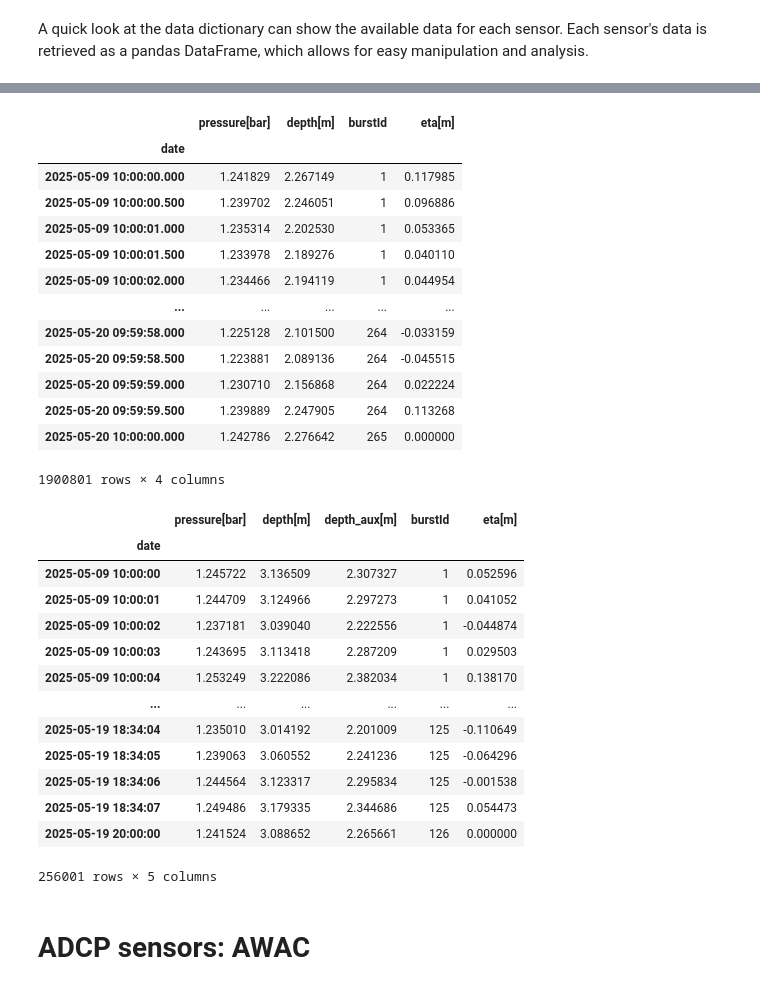
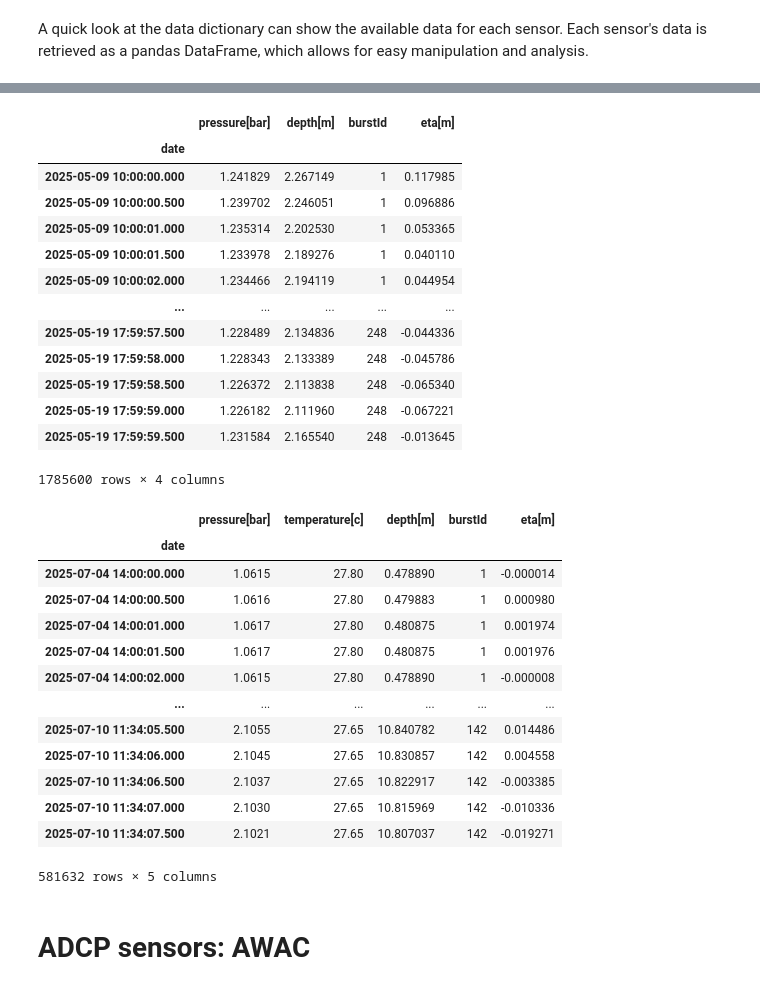
Before and after one commit to oceanicos-dev-org/oceanicospy, a Jupyter notebook: examples/reading_field_data.ipynb, the cells around one changed output, grey strips where cells are left out. Cells and saved outputs as stored; diff of their text form; code cells hidden in the pictures.

Commit message:
better structure for abstract classed in pressure sensors and weather stations

```diff
--- a/examples/reading_field_data.ipynb
+++ b/examples/reading_field_data.ipynb
@@ -19,12 +21,12 @@ For every sensor, we specify the directory where the data files are located and
 # %%
 measurement_pressure_sensors_paths = ['../data/observations/AQUAlogger/','../data/observations/RBR/','../data/observations/Bluelog/']
 
-sampling_AQ = dict(anchoring_depth=1,sensor_height=0.2,sampling_freq=1,burst_length_s=2048,temperature=False)
-sampling_RBR = dict(anchoring_depth=1,sensor_height=0.2,sampling_freq=2,burst_length_s=7200)
-sampling_Bluelog = dict(anchoring_depth=1,sensor_height=0.2,sampling_freq=2,burst_length_s=4096,temperature=False,
-                        start_time=datetime(2025,7,4,14,0,0),end_time=datetime(2025,7,10,12,0,0)-timedelta(seconds=1))
-
-# start_time=datetime(2025,5,9,10,0,0),end_time=datetime(2025,5,19,18,0,0)-timedelta(seconds=1)
+sampling_AQ = dict(anchoring_depth=1, sensor_height=0.2, sampling_freq=1,burst_length_s=2048,
+                    start_time=datetime(2025,5,9,10,0,0),end_time=datetime(2025,5,19,18,0,0)-timedelta(seconds=1))
+sampling_RBR = dict(anchoring_depth=1, sensor_height=0.2, sampling_freq=2, burst_length_s=7200,
+                    start_time=datetime(2025,5,9,10,0,0),end_time=datetime(2025,5,19,18,0,0)-timedelta(seconds=0.5))
+sampling_Bluelog = dict(anchoring_depth=1, sensor_height=0.2, sampling_freq=2, burst_length_s=4096, temperature=False,
+                        start_time=datetime(2025,7,4,14,0,0), end_time=datetime(2025,7,10,12,0,0)-timedelta(seconds=1))
 # %% [markdown]
 ## Reading and storing data
 # %%
@@ -36,21 +38,16 @@ dict_clean_measurements = dict()
 
 for idx,measurement_path in enumerate(measurement_pressure_sensors_paths):
     print(measurement_path)
-    # if 'AQ' in measurement_path:
-    #     object_device = AQUAlogger(measurement_path, sampling_data[idx],filename='AQUAlogger_520PT5')
-    # elif 'Bluelog' in measurement_path:
-    #     object_device = Bluelog(measurement_path, sampling_data[idx])
-    # else:
-    #     object_device = RBR(measurement_path,sampling_data[idx])
-
-    if 'Bluelog' in measurement_path:
+    if 'AQ' in measurement_path:
+        object_device = AQUAlogger(measurement_path, sampling_data[idx],filename='AQUAlogger_520PT5.csv')
+    elif 'Bluelog' in measurement_path:
         object_device = Bluelog(measurement_path, sampling_data[idx])
-
-        raw_data = object_device.get_raw_records()
-        print(object_device.first_submerged_record_time)
-    # clean_data = object_device.get_clean_records()
-    # dict_raw_measurements[metadata_list[idx]] = raw_data
-    # dict_clean_measurements[metadata_list[idx]] = clean_data
+    else:
+        object_device = RBR(measurement_path,sampling_data[idx])
+    raw_data = object_device.get_raw_records()
+    clean_data = object_device.get_clean_records()
+    dict_raw_measurements[metadata_list[idx]] = raw_data
+    dict_clean_measurements[metadata_list[idx]] = clean_data
 # %% [output]
 ../data/observations/AQUAlogger/
 ../data/observations/RBR/
@@ -84,28 +82,28 @@ dict_clean_measurements['RBR']
 | 2025-05-09 10:00:01.500 | 1.233978 | 2.189276 | 1 | 0.040110 |
 | 2025-05-09 10:00:02.000 | 1.234466 | 2.194119 | 1 | 0.044954 |
 | ... | ... | ... | ... | ... |
-| 2025-05-20 09:59:58.000 | 1.225128 | 2.101500 | 264 | -0.033159 |
-| 2025-05-20 09:59:58.500 | 1.223881 | 2.089136 | 264 | -0.045515 |
-| 2025-05-20 09:59:59.000 | 1.230710 | 2.156868 | 264 | 0.022224 |
-| 2025-05-20 09:59:59.500 | 1.239889 | 2.247905 | 264 | 0.113268 |
-| 2025-05-20 10:00:00.000 | 1.242786 | 2.276642 | 265 | 0.000000 |
+| 2025-05-19 17:59:57.500 | 1.228489 | 2.134836 | 248 | -0.044336 |
+| 2025-05-19 17:59:58.000 | 1.228343 | 2.133389 | 248 | -0.045786 |
+| 2025-05-19 17:59:58.500 | 1.226372 | 2.113838 | 248 | -0.065340 |
+| 2025-05-19 17:59:59.000 | 1.226182 | 2.111960 | 248 | -0.067221 |
+| 2025-05-19 17:59:59.500 | 1.231584 | 2.165540 | 248 | -0.013645 |
-1900801 rows × 4 columns
+1785600 rows × 4 columns
 # %%
-dict_clean_measurements['AQ']
+dict_clean_measurements['Bluelog']
 # %% [output]
-|  | pressure[bar] | depth[m] | depth_aux[m] | burstId | eta[m] |
+|  | pressure[bar] | temperature[c] | depth[m] | burstId | eta[m] |
 | date |  |  |  |  |  |
-| 2025-05-09 10:00:00 | 1.245722 | 3.136509 | 2.307327 | 1 | 0.052596 |
-| 2025-05-09 10:00:01 | 1.244709 | 3.124966 | 2.297273 | 1 | 0.041052 |
-| 2025-05-09 10:00:02 | 1.237181 | 3.039040 | 2.222556 | 1 | -0.044874 |
-| 2025-05-09 10:00:03 | 1.243695 | 3.113418 | 2.287209 | 1 | 0.029503 |
-| 2025-05-09 10:00:04 | 1.253249 | 3.222086 | 2.382034 | 1 | 0.138170 |
+| 2025-07-04 14:00:00.000 | 1.0615 | 27.80 | 0.478890 | 1 | -0.000014 |
+| 2025-07-04 14:00:00.500 | 1.0616 | 27.80 | 0.479883 | 1 | 0.000980 |
+| 2025-07-04 14:00:01.000 | 1.0617 | 27.80 | 0.480875 | 1 | 0.001974 |
+| 2025-07-04 14:00:01.500 | 1.0617 | 27.80 | 0.480875 | 1 | 0.001976 |
+| 2025-07-04 14:00:02.000 | 1.0615 | 27.80 | 0.478890 | 1 | -0.000008 |
 | ... | ... | ... | ... | ... | ... |
-| 2025-05-19 18:34:04 | 1.235010 | 3.014192 | 2.201009 | 125 | -0.110649 |
-| 2025-05-19 18:34:05 | 1.239063 | 3.060552 | 2.241236 | 125 | -0.064296 |
-| 2025-05-19 18:34:06 | 1.244564 | 3.123317 | 2.295834 | 125 | -0.001538 |
-| 2025-05-19 18:34:07 | 1.249486 | 3.179335 | 2.344686 | 125 | 0.054473 |
-| 2025-05-19 20:00:00 | 1.241524 | 3.088652 | 2.265661 | 126 | 0.000000 |
+| 2025-07-10 11:34:05.500 | 2.1055 | 27.65 | 10.840782 | 142 | 0.014486 |
+| 2025-07-10 11:34:06.000 | 2.1045 | 27.65 | 10.830857 | 142 | 0.004558 |
+| 2025-07-10 11:34:06.500 | 2.1037 | 27.65 | 10.822917 | 142 | -0.003385 |
+| 2025-07-10 11:34:07.000 | 2.1030 | 27.65 | 10.815969 | 142 | -0.010336 |
+| 2025-07-10 11:34:07.500 | 2.1021 | 27.65 | 10.807037 | 142 | -0.019271 |
-256001 rows × 5 columns
+581632 rows × 5 columns
 # %% [markdown]
 # ADCP sensors: AWAC
```
Also changed, not shown: parts of 14 cells of this notebook, 24 other files.
